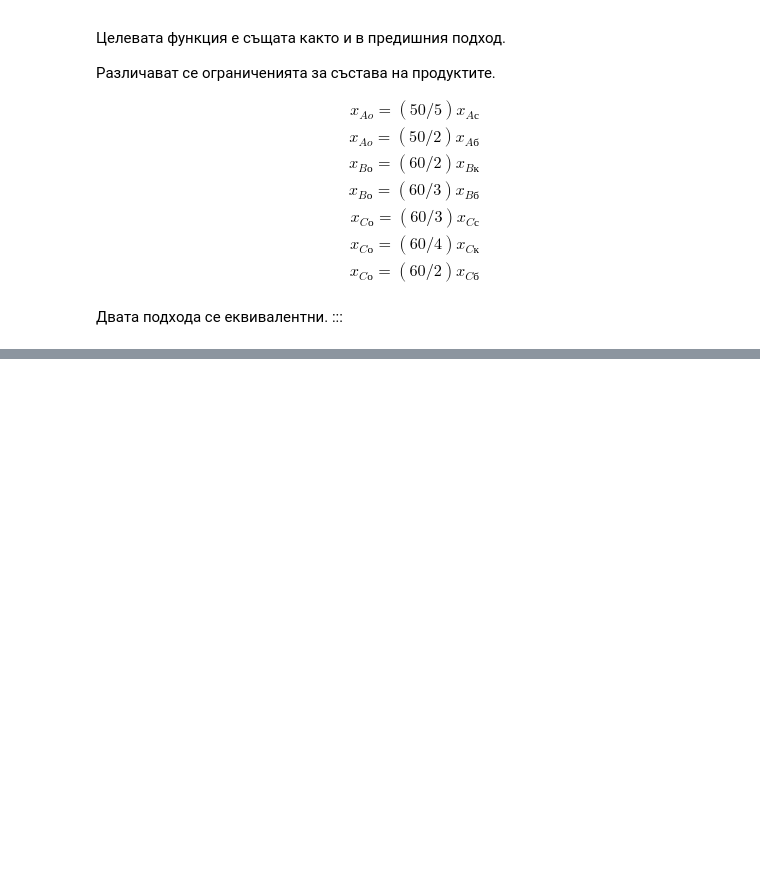
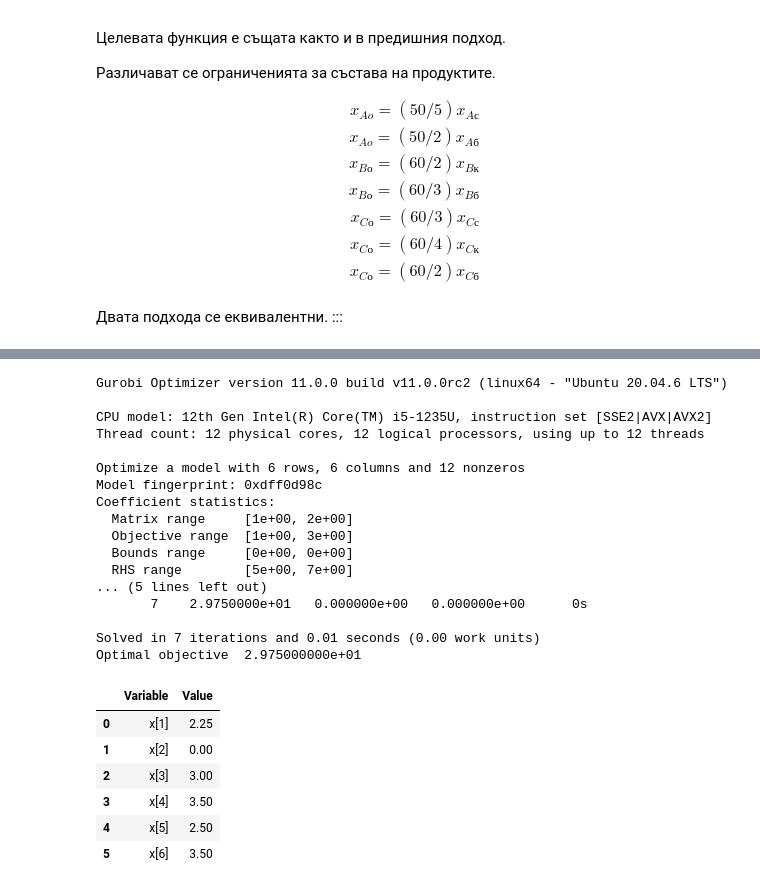
Before and after one commit to febse/opt2024, a Jupyter notebook: 00-Assignments/assignments.ipynb, the cells around one changed output, grey strips where cells are left out. Cells and saved outputs as stored; diff of their text form; code cells hidden in the pictures; blank space fills up the shorter version.

```diff
--- a/00-Assignments/assignments.ipynb
+++ b/00-Assignments/assignments.ipynb
@@ -1070,0 +1242,62 @@ $$
+# %%
+# Implementation 1
+
+m = gp.Model("Radiation Therapy")
+
+x = m.addVars([1, 2, 3, 4, 5, 6], name="x")
+
+m.setObjective(
+    x[1] + x[4] + 2 * x[2] + 2 * x[5] + 2 * x[1] + x[6] + 2.5 * x[3] + x[6], GRB.MINIMIZE
+)
+
+m.addConstr(
+    x[2] + 2 * x[4] >= 7, "MinimalDoseCancer1"
+)
+m.addConstr(
+    1.5 * x[3] + x[4] >= 7, "MinimalDoseCancer2"
+)
+m.addConstr(
+    2 * x[1] + x[5] >= 7, "MinimalDoseCancer3"
+)
+m.addConstr(
+    1.5 * x[3] + x[5] >= 7, "MinimalDoseCancer4"
+)
+m.addConstr(
+    2.5 * x[2] + 2 * x[6] >= 7, "MinimalDoseCancer5"
+)
+m.addConstr(
+    2 * x[2] + 2 * x[5] <= 5, "MaximalDoseSpinal"
+)
+
+m.optimize()
+
+vars_df = pd.DataFrame(columns=['Variable', 'Value'], data=[(v.VarName, v.X) for v in m.getVars()])
+constr_df = pd.DataFrame(columns=['Constraint', 'Shadow Price', 'Lower', 'Upper'],
+                            data=[(c.ConstrName, c.Pi, c.SARHSLow, c.SARHSUp) for c in m.getConstrs()])
+# m.write("radiation_impl1.lp")
+vars_df
+# %% [output]
+Gurobi Optimizer version 11.0.0 build v11.0.0rc2 (linux64 - "Ubuntu 20.04.6 LTS")
+
+CPU model: 12th Gen Intel(R) Core(TM) i5-1235U, instruction set [SSE2|AVX|AVX2]
+Thread count: 12 physical cores, 12 logical processors, using up to 12 threads
+
+Optimize a model with 6 rows, 6 columns and 12 nonzeros
+Model fingerprint: 0xdff0d98c
+Coefficient statistics:
+  Matrix range     [1e+00, 2e+00]
+  Objective range  [1e+00, 3e+00]
+  Bounds range     [0e+00, 0e+00]
+  RHS range        [5e+00, 7e+00]
+... (5 lines left out)
+       7    2.9750000e+01   0.000000e+00   0.000000e+00      0s
+
+Solved in 7 iterations and 0.01 seconds (0.00 work units)
+Optimal objective  2.975000000e+01
+|  | Variable | Value |
+| 0 | x[1] | 2.25 |
+| 1 | x[2] | 0.00 |
+| 2 | x[3] | 3.00 |
+| 3 | x[4] | 3.50 |
+| 4 | x[5] | 2.50 |
+| 5 | x[6] | 3.50 |
```
Also changed, not shown: parts of 28 cells of this notebook.
